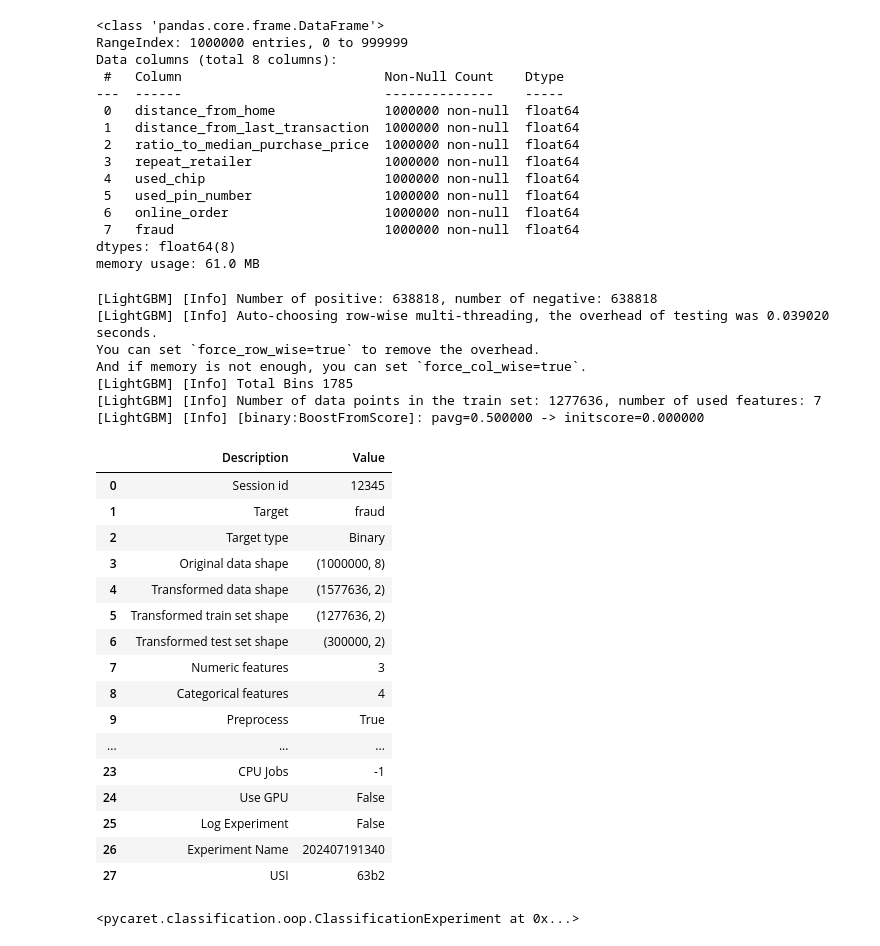
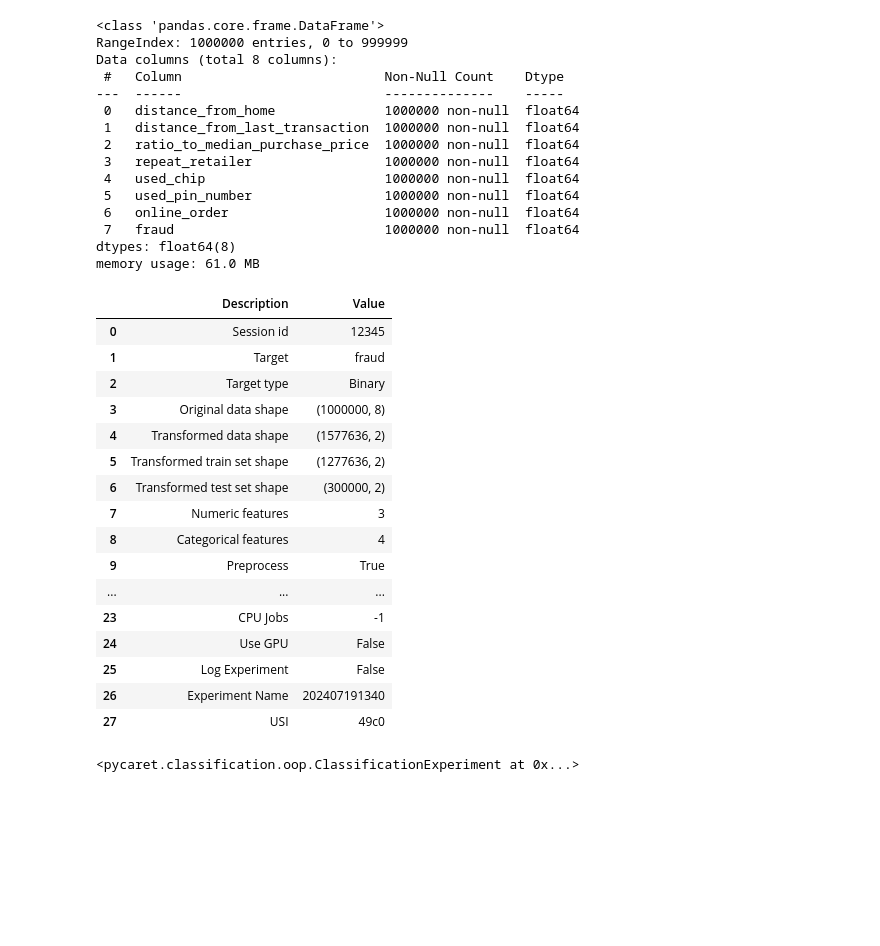
Before and after one commit to project4sharing/pycaret_exp, a Jupyter notebook: direct_pycaret_application_to_creditcard_fraud_dataset.ipynb, the cells around one changed output. Saved outputs shown, nothing was run; the diff lists cells and outputs as text; code cells hidden in the pictures; blank space fills up the shorter version.

Commit message:
testing

```diff
--- a/direct_pycaret_application_to_creditcard_fraud_dataset.ipynb
+++ b/direct_pycaret_application_to_creditcard_fraud_dataset.ipynb
@@ -115,44 +137,36 @@ random_seed = 12345
 # %%
-from pycaret.classification import ClassificationExperiment
 
-s = ClassificationExperiment()
-s.setup(
+exp = ClassificationExperiment()
+exp.setup(
     data = df_credit_card_fraud_org,
     target = target_feature,
     numeric_features = numerical_features,
     categorical_features = categorical_features,
     fix_imbalance = True,
     pca = False,
     feature_selection = True,
     data_split_shuffle = True,
     data_split_stratify = True,
     n_jobs = -1,
     # log_experiment = True,
     experiment_name = "202407191340",
     session_id = random_seed)
 # %% [output]
+|  | Description | Value |
+| 0 | Session id | 12345 |
+| 1 | Target | fraud |
+| 2 | Target type | Binary |
+| 3 | Original data shape | (1000000, 8) |
+| 4 | Transformed data shape | (1577636, 2) |
+| 5 | Transformed train set shape | (1277636, 2) |
+| 6 | Transformed test set shape | (300000, 2) |
+| 7 | Numeric features | 3 |
+| 8 | Categorical features | 4 |
+| 9 | Preprocess | True |
+| ... | ... | ... |
+| 23 | CPU Jobs | -1 |
+| 24 | Use GPU | False |
+| 25 | Log Experiment | False |
+| 26 | Experiment Name | 202407191340 |
+| 27 | USI | 49c0 |
-[LightGBM] [Info] Number of positive: 638818, number of negative: 638818
-[LightGBM] [Info] Auto-choosing row-wise multi-threading, the overhead of testing was 0.039020 seconds.
-You can set `force_row_wise=true` to remove the overhead.
-And if memory is not enough, you can set `force_col_wise=true`.
-[LightGBM] [Info] Total Bins 1785
-[LightGBM] [Info] Number of data points in the train set: 1277636, number of used features: 7
-[LightGBM] [Info] [binary:BoostFromScore]: pavg=0.500000 -> initscore=0.000000
+<pycaret.classification.oop.ClassificationExperiment at 0x...>
-|  | Description | Value |
-| 0 | Session id | 12345 |
-| 1 | Target | fraud |
-| 2 | Target type | Binary |
-| 3 | Original data shape | (1000000, 8) |
-| 4 | Transformed data shape | (1577636, 2) |
-| 5 | Transformed train set shape | (1277636, 2) |
-| 6 | Transformed test set shape | (300000, 2) |
-| 7 | Numeric features | 3 |
-| 8 | Categorical features | 4 |
-| 9 | Preprocess | True |
-| ... | ... | ... |
-| 23 | CPU Jobs | -1 |
-| 24 | Use GPU | False |
-| 25 | Log Experiment | False |
-| 26 | Experiment Name | 202407191340 |
-| 27 | USI | 63b2 |
-<pycaret.classification.oop.ClassificationExperiment at 0x...>
```
Also changed, not shown: parts of 10 cells of this notebook.
